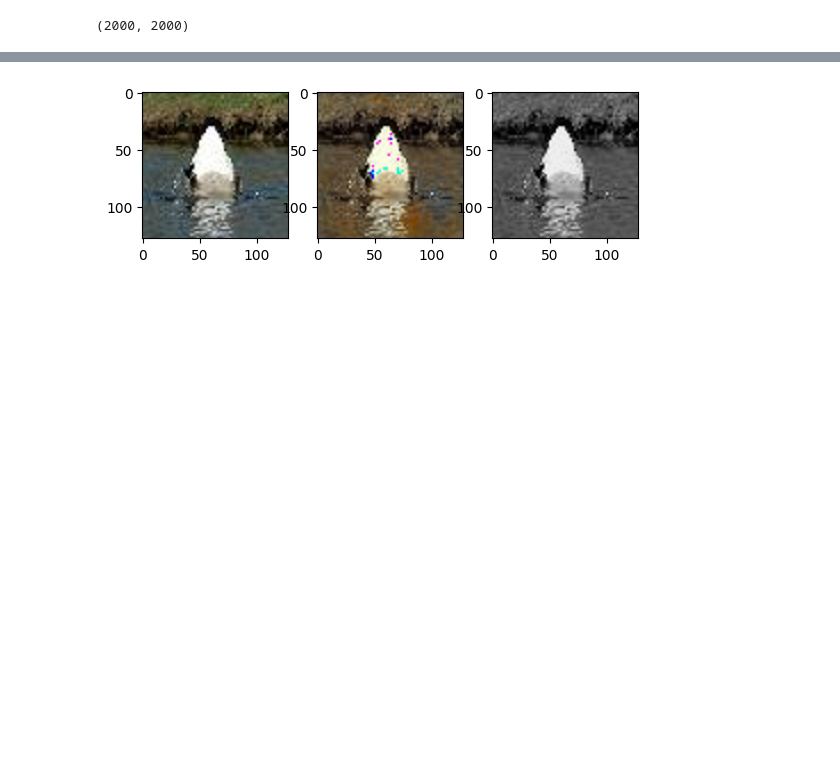
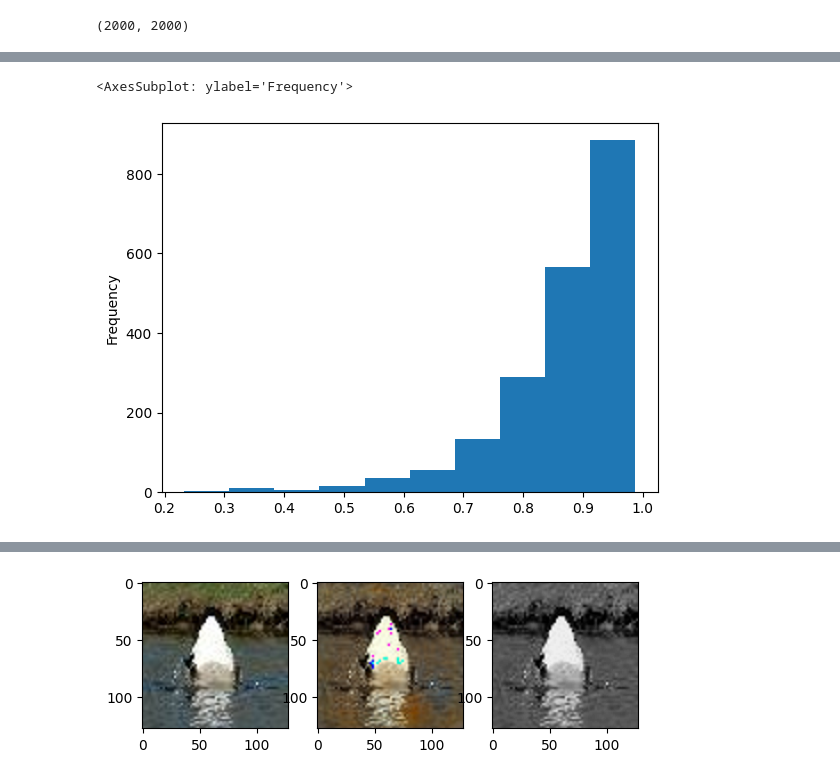
Before and after one commit to ssahare-hub/Kewlarization, a Jupyter notebook: GAN_colorization.ipynb, the cells around one changed output, grey strips where cells are left out. Drawn from its saved outputs; the diff is of its cells as text; code cells hidden in the pictures; blank space fills up the shorter version.

```diff
--- a/ImageColorization_With_GANs.ipynb
+++ b/GAN_colorization.ipynb
@@ -363,0 +298,5 @@ all_sorted_df.head()
+# %%
+all_sorted_df['uiq'].plot(kind='hist')
+# %% [output]
+<AxesSubplot: ylabel='Frequency'>
+[figure, added]
```
Also changed, not shown: parts of 19 cells of this notebook.
